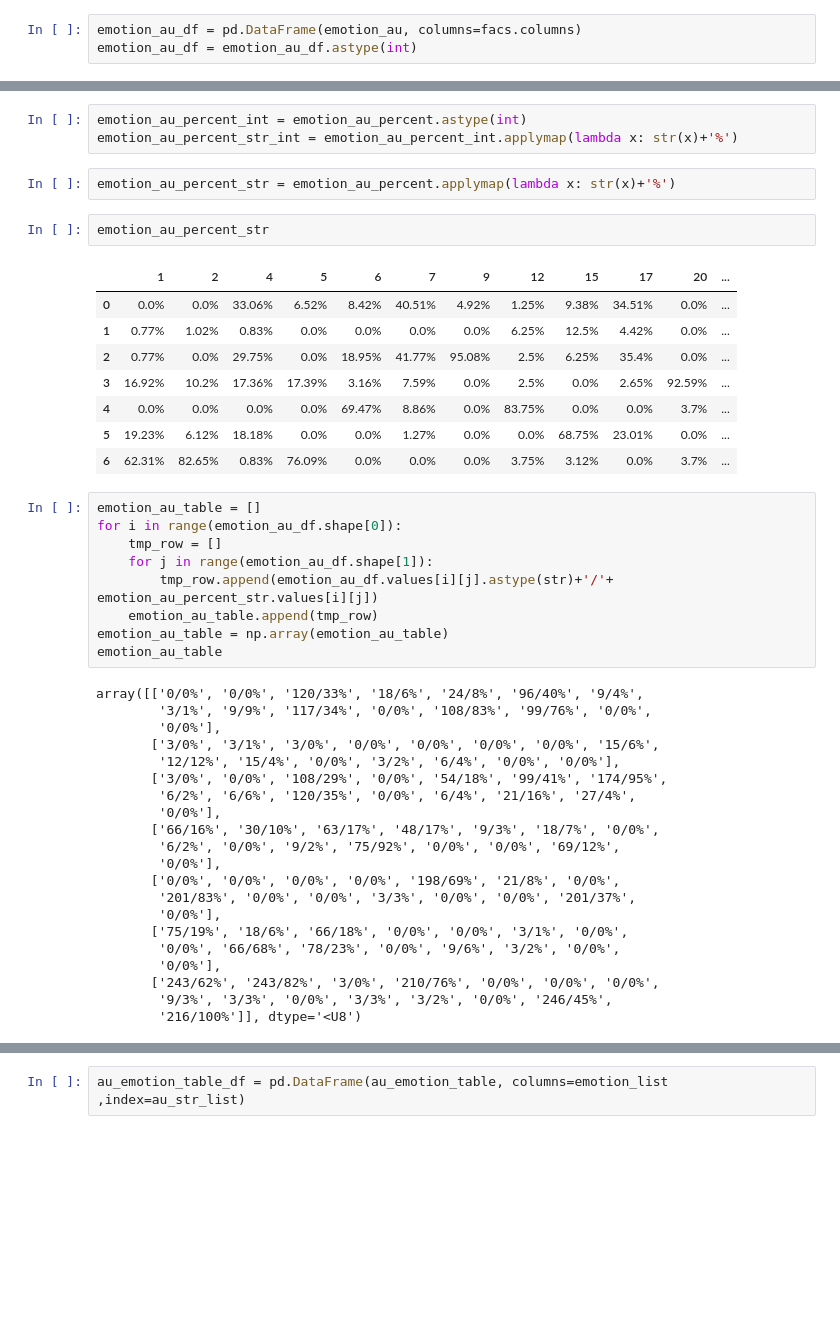
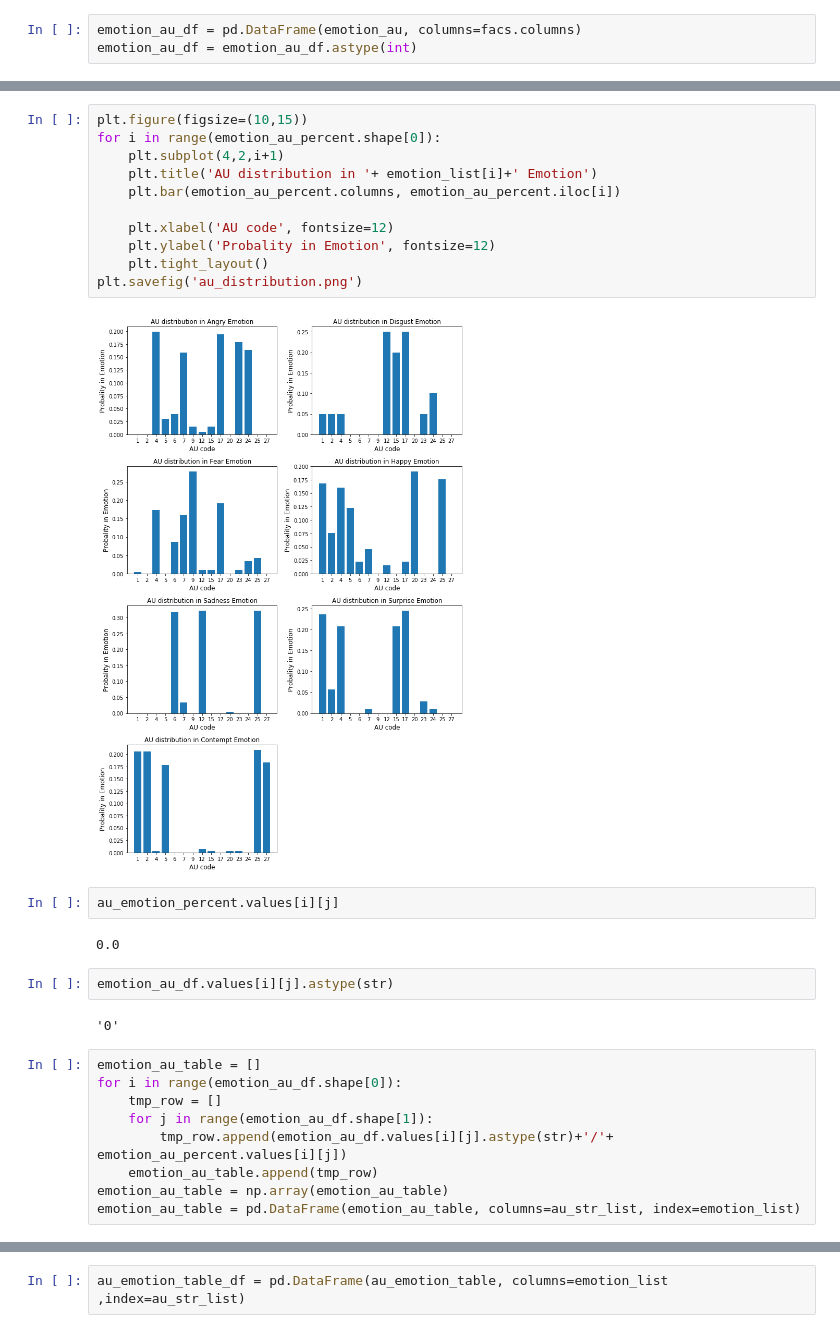
Before and after one commit to SunProg/do-neural-networks-learn-faus-iccvw-2015, a Jupyter notebook: facs_explorer.ipynb, the cells around one changed output, grey strips where cells are left out. Saved outputs shown, nothing was run; the diff lists cells and outputs as text; blank space fills up the shorter version.

```diff
--- a/facs_explorer.ipynb
+++ b/facs_explorer.ipynb
@@ -150,46 +135,30 @@ emotion_au_percent
-# %%
-emotion_au_percent_int = emotion_au_percent.astype(int)
-emotion_au_percent_str_int = emotion_au_percent_int.applymap(lambda x: str(x)+'%')
-# %%
-emotion_au_percent_str = emotion_au_percent.applymap(lambda x: str(x)+'%')
-# %%
-emotion_au_percent_str
-# %% [output]
-|  | 1 | 2 | 4 | 5 | 6 | 7 | 9 | 12 | 15 | 17 | 20 | ... |
-| 0 | 0.0% | 0.0% | 33.06% | 6.52% | 8.42% | 40.51% | 4.92% | 1.25% | 9.38% | 34.51% | 0.0% | ... |
-| 1 | 0.77% | 1.02% | 0.83% | 0.0% | 0.0% | 0.0% | 0.0% | 6.25% | 12.5% | 4.42% | 0.0% | ... |
-| 2 | 0.77% | 0.0% | 29.75% | 0.0% | 18.95% | 41.77% | 95.08% | 2.5% | 6.25% | 35.4% | 0.0% | ... |
-| 3 | 16.92% | 10.2% | 17.36% | 17.39% | 3.16% | 7.59% | 0.0% | 2.5% | 0.0% | 2.65% | 92.59% | ... |
-| 4 | 0.0% | 0.0% | 0.0% | 0.0% | 69.47% | 8.86% | 0.0% | 83.75% | 0.0% | 0.0% | 3.7% | ... |
-| 5 | 19.23% | 6.12% | 18.18% | 0.0% | 0.0% | 1.27% | 0.0% | 0.0% | 68.75% | 23.01% | 0.0% | ... |
-| 6 | 62.31% | 82.65% | 0.83% | 76.09% | 0.0% | 0.0% | 0.0% | 3.75% | 3.12% | 0.0% | 3.7% | ... |
+# %%
+plt.figure(figsize=(10,15))
+for i in range(emotion_au_percent.shape[0]):
+    plt.subplot(4,2,i+1)
+    plt.title('AU distribution in '+ emotion_list[i]+' Emotion')
+    plt.bar(emotion_au_percent.columns, emotion_au_percent.iloc[i])
+
+    plt.xlabel('AU code', fontsize=12)
+    plt.ylabel('Probality in Emotion', fontsize=12)
+    plt.tight_layout()
+plt.savefig('au_distribution.png')
+# %% [output]
+[figure, added]
+# %%
+au_emotion_percent.values[i][j]
+# %% [output]
+0.0
+# %%
+emotion_au_df.values[i][j].astype(str)
+# %% [output]
+'0'
 # %%
 emotion_au_table = []
 for i in range(emotion_au_df.shape[0]):
     tmp_row = []
     for j in range(emotion_au_df.shape[1]):
-        tmp_row.append(emotion_au_df.values[i][j].astype(str)+'/'+ emotion_au_percent_str.values[i][j])
+        tmp_row.append(emotion_au_df.values[i][j].astype(str)+'/'+ emotion_au_percent.values[i][j])
     emotion_au_table.append(tmp_row)
 emotion_au_table = np.array(emotion_au_table)
-emotion_au_table
+emotion_au_table = pd.DataFrame(emotion_au_table, columns=au_str_list, index=emotion_list)
-# %% [output]
-array([['0/0%', '0/0%', '120/33%', '18/6%', '24/8%', '96/40%', '9/4%',
-        '3/1%', '9/9%', '117/34%', '0/0%', '108/83%', '99/76%', '0/0%',
-        '0/0%'],
-       ['3/0%', '3/1%', '3/0%', '0/0%', '0/0%', '0/0%', '0/0%', '15/6%',
-        '12/12%', '15/4%', '0/0%', '3/2%', '6/4%', '0/0%', '0/0%'],
-       ['3/0%', '0/0%', '108/29%', '0/0%', '54/18%', '99/41%', '174/95%',
-        '6/2%', '6/6%', '120/35%', '0/0%', '6/4%', '21/16%', '27/4%',
-        '0/0%'],
-       ['66/16%', '30/10%', '63/17%', '48/17%', '9/3%', '18/7%', '0/0%',
-        '6/2%', '0/0%', '9/2%', '75/92%', '0/0%', '0/0%', '69/12%',
-        '0/0%'],
-       ['0/0%', '0/0%', '0/0%', '0/0%', '198/69%', '21/8%', '0/0%',
-        '201/83%', '0/0%', '0/0%', '3/3%', '0/0%', '0/0%', '201/37%',
-        '0/0%'],
-       ['75/19%', '18/6%', '66/18%', '0/0%', '0/0%', '3/1%', '0/0%',
-        '0/0%', '66/68%', '78/23%', '0/0%', '9/6%', '3/2%', '0/0%',
-        '0/0%'],
-       ['243/62%', '243/82%', '3/0%', '210/76%', '0/0%', '0/0%', '0/0%',
-        '9/3%', '3/3%', '0/0%', '3/3%', '3/2%', '0/0%', '246/45%',
-        '216/100%']], dtype='<U8')
```
Also changed, not shown: parts of 31 cells of this notebook, 1 other file.
